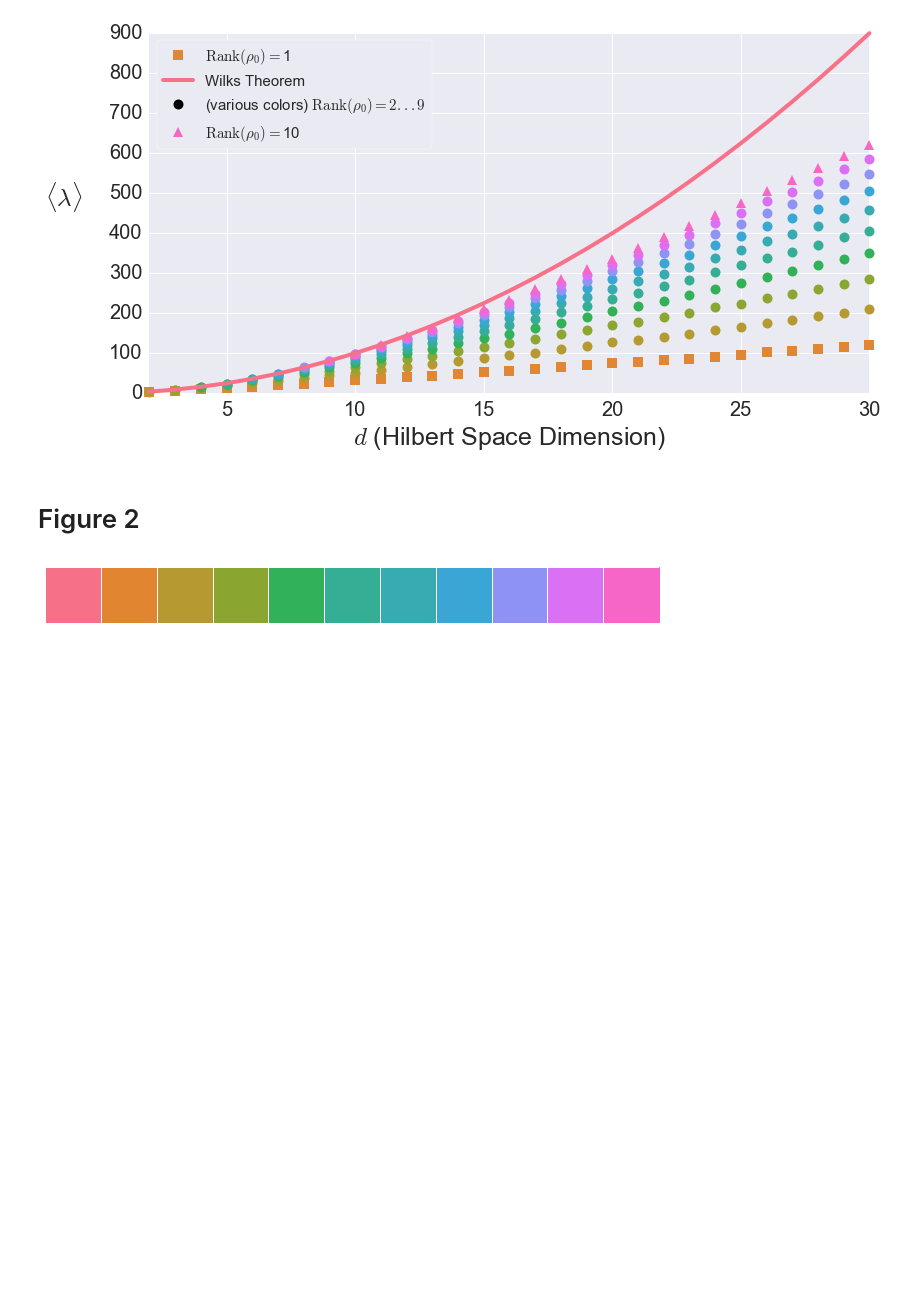
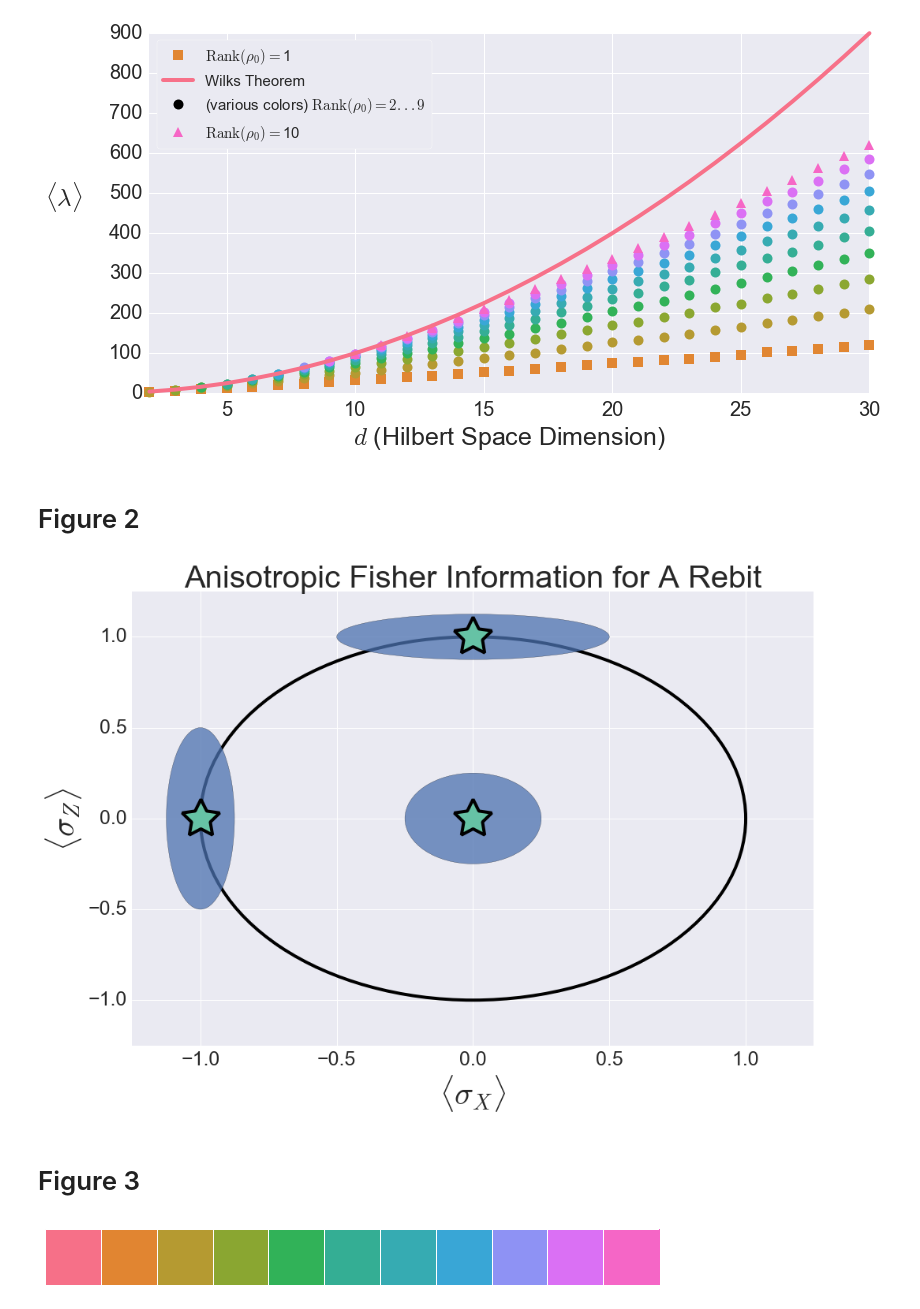
Before and after one commit to Travis-S/arxiv_1609.04385, a Jupyter notebook: Figure_Generation.ipynb, the cells around one changed output. Cells and saved outputs as stored; diff of their text form; code cells hidden in the pictures; blank space fills up the shorter version.

Commit message:
Make a new Figure 2
New Figure 2 shows anisotropic Fisher information.
I've cheated a bit, and renamed the old figure 2
as figure 2A, in case I have to add more figures later...

```diff
--- a/Figure_Generation.ipynb
+++ b/Figure_Generation.ipynb
@@ -287,6 +287,48 @@ plt.show()
 # %% [markdown]
 Figure 2
 ===========
+# %%
+fig = plt.figure(figsize=(12, 8))
+
+star_d = {'color': colors[0], 'marker': (5, 1), 'markersize': 50, 'zorder': 10, 'mec' : 'black', 'mew' : 4}
+ellipse_d = {'fill' : True, 'alpha' : .75}
+ax1 = fig.add_axes([0,0,1,1])
+
+circle = plt.Circle((0, 0), 1, fill=False, lw=4, clip_on=True, color='black')
+ax1.add_patch(circle)
+
+ax1.plot(0, 1, **star_d)
+
+ellipse = patches.Ellipse((0, 1), 1, .25, **ellipse_d)
+ax1.add_patch(ellipse)
+
+ax1.plot(0, 0,  **star_d)
+
+ellipse = patches.Ellipse((0, 0), .5, .5, **ellipse_d)
+ax1.add_patch(ellipse)
+
+ax1.plot(-1, 0, **star_d)
+
+ellipse = patches.Ellipse((-1, 0), .25, 1, **ellipse_d)
+ax1.add_patch(ellipse)
+
+
+ax1.set_xlim([-1.25, 1.25])
+ax1.set_ylim([-1.25, 1.25])
+
+ax1.set_xlabel(r'$\langle\sigma_{X}\rangle$', fontsize=40)
+ax1.set_ylabel(r'$\langle\sigma_{Z}\rangle$', fontsize=40)
+ax1.set_title('Anisotropic Fisher Information for A Rebit', fontsize=40)
+
+if save:
+    for t in ['pdf', 'svg']: fig.savefig('Images/Figure_2.{0}'.format(t), format=t, bbox_inches='tight')
+
+plt.show()
+# %% [output]
+[figure, added]
+# %% [markdown]
+Figure 3
+===========
 # %%
 df = pd.read_csv('Data/iso_quantum_llrs_sim_totals.csv')
 df1 = pd.read_csv('Data/iso_quantum_models.csv')
```
Also changed, not shown: 5 other files.
